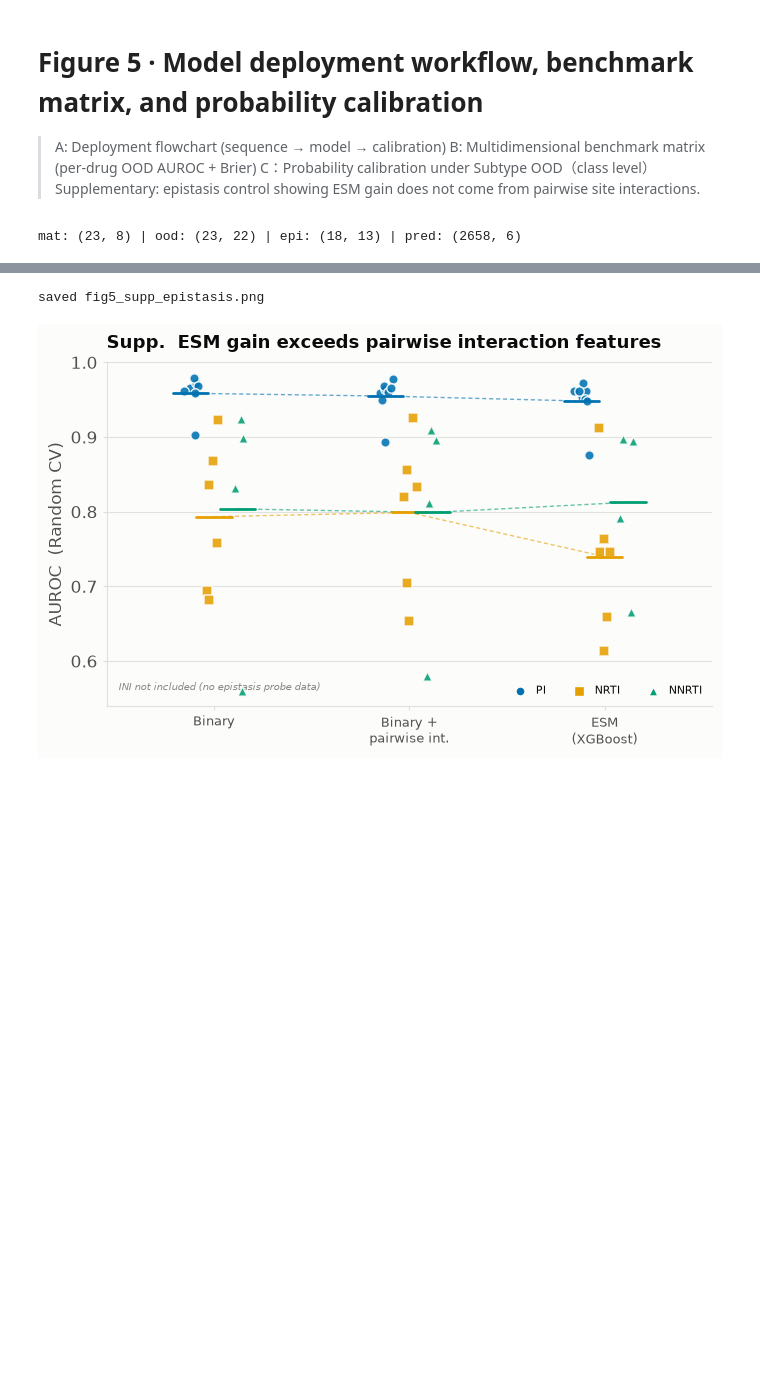
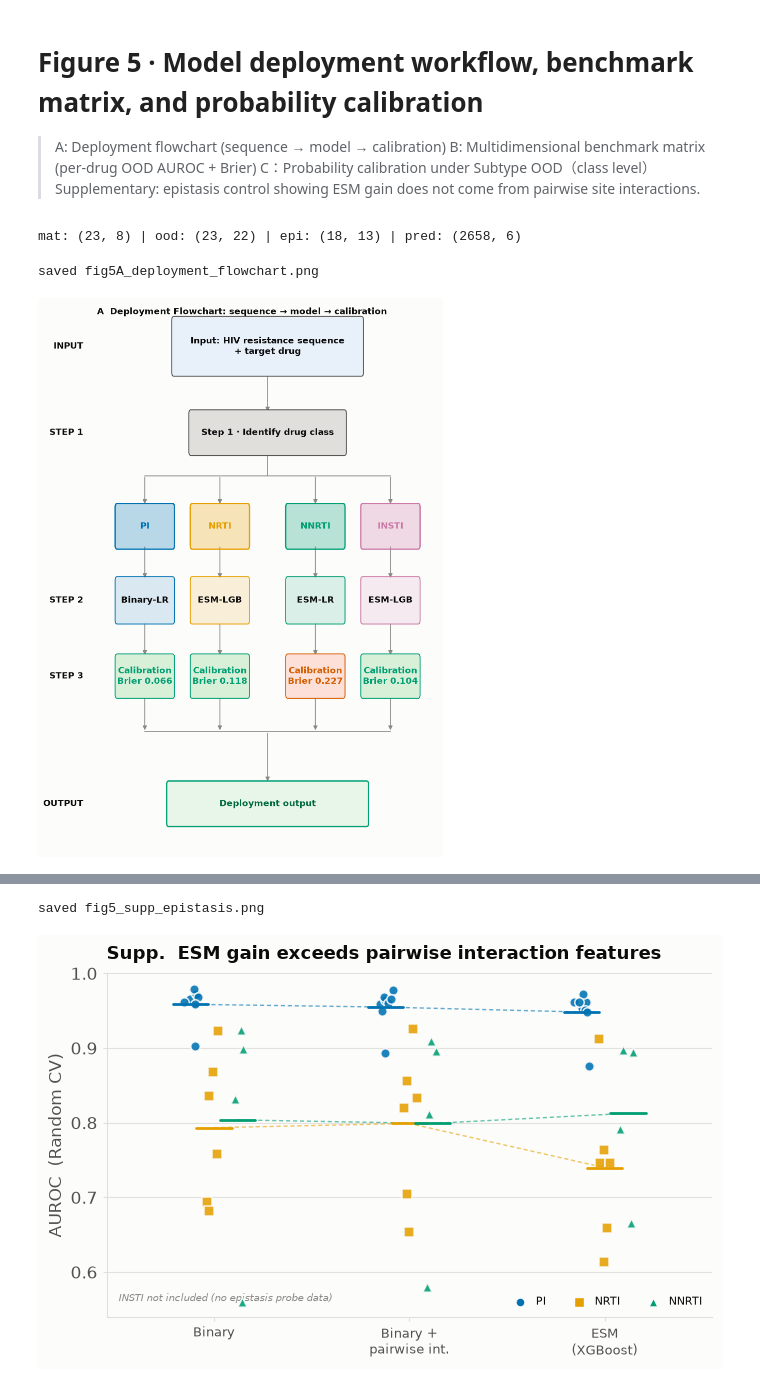
Before and after one commit to biodancerwangzhi/HIV-OOD, a Jupyter notebook: notebooks/fig5.ipynb, the cells around one changed output, grey strips where cells are left out. Drawn from its saved outputs; the diff is of its cells as text; code cells hidden in the pictures; blank space fills up the shorter version.

```diff
--- a/notebooks/fig5.ipynb
+++ b/notebooks/fig5.ipynb
@@ -117,7 +117,7 @@ def plot_panel_a(ax):
         "PI":   {"x":1.4,"model":"Binary-LR","model_note":"binary saturates\nhigh barrier","brier":"Brier 0.066","trust":"✓","tc":GPOS},
         "NRTI": {"x":3.6,"model":"ESM-LGB","model_note":"4/6 drugs gain\n(D4T: caution ⚠)","brier":"Brier 0.118","trust":"✓","tc":GPOS},
         "NNRTI":{"x":6.4,"model":"ESM-LR","model_note":"NVP→ESM-LR\nRPV/ETR→caution","brier":"Brier 0.227","trust":"✗","tc":GNEG},
-        "INI":  {"x":8.6,"model":"ESM-LGB","model_note":"all 5 drugs gain\nESM+LGB synergy","brier":"Brier 0.104","trust":"✓","tc":GPOS},
+        "INSTI":  {"x":8.6,"model":"ESM-LGB","model_note":"all 5 drugs gain\nESM+LGB synergy","brier":"Brier 0.104","trust":"✓","tc":GPOS},
     }
     XS = [1.4, 3.6, 6.4, 8.6]
 
@@ -146,33 +146,36 @@ def plot_panel_a(ax):
         trust_fc = "#d8f0d8" if info["trust"]=="✓" else "#fde0d8"
         trust_ec = GPOS if info["trust"]=="✓" else GNEG
         box(ax,x,3.95,1.62,0.60,
             f"Calibration\n{info['brier']}",
             trust_fc,trust_ec,fs=12,tc=trust_ec,fw="bold")
 
     # fan-in to output
     for x in XS: arrow(ax,x,3.65,x,3.05)
     ax.plot([1.4,8.6],[3.05,3.05], color=INK3, lw=1.2, zorder=2)
     arrow(ax,5,3.05,5,2.22)
     box(ax,5,1.88,5.8,0.62,"Deployment output",
         "#e8f5e9","#009E73",fs=12,fw="bold",tc="#00693e",lw=1.8)
 
     # step badges – outside axes left edge, clean
     from matplotlib.transforms import blended_transform_factory as btf
     bt = btf(ax.transAxes, ax.transData)
     for lbl, y in [
             ("INPUT",   9.30),
             ("STEP 1",  7.90),
             ("STEP 2",  5.18),
             ("STEP 3",  3.95),
             ("OUTPUT",  1.88)]:
         ax.text(-0.04, y, lbl, ha="right", va="center", fontsize=12,
                 color=INK, fontweight="bold", transform=bt)
 
 fig, ax = plt.subplots(figsize=(8, 11), facecolor=SURFACE)
 plot_panel_a(ax)
 fig.tight_layout()
 save_panel(fig, "fig5A_deployment_flowchart.png")
 plt.show()
+# %% [output]
+saved fig5A_deployment_flowchart.png
+[figure, added]
 # %%
 # ── Panel B: Multidimensional benchmark matrix ───────────────────────────
 def plot_panel_b(ax, mat_df):
```
Also changed, not shown: parts of 6 cells of this notebook, 15 other files.
